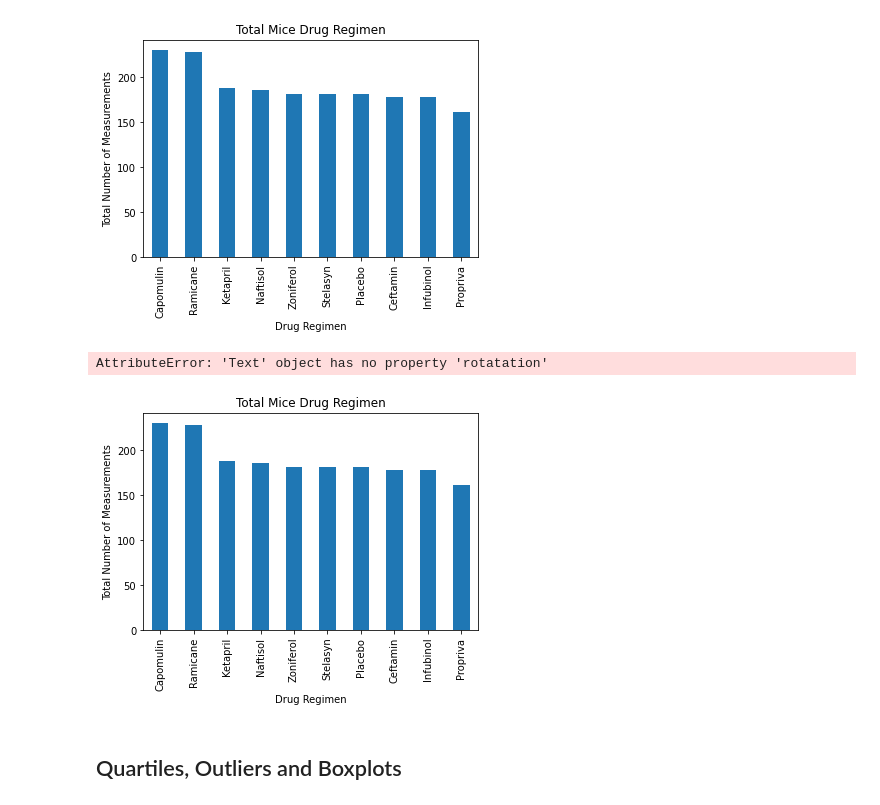
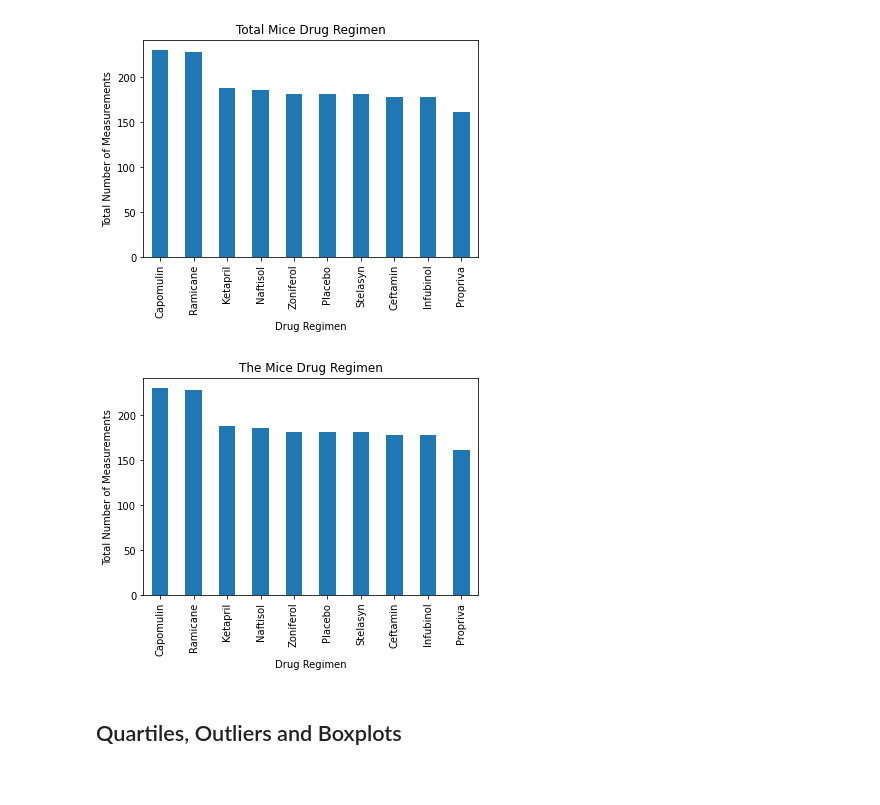
Before and after one commit to olivedisaster/matplotlibchallenge, a Jupyter notebook: Instructions/Pymaceuticals/pymaceuticals_starter.ipynb, the cells around one changed output. Cells and saved outputs as stored; diff of their text form; code cells hidden in the pictures.

```diff
--- a/Instructions/Pymaceuticals/pymaceuticals_starter.ipynb
+++ b/Instructions/Pymaceuticals/pymaceuticals_starter.ipynb
@@ -188,12 +188,12 @@ tumor_summary_table
 #Generate a bar plot using both Pandas's DataFrame.plot()
 #that shows the number of total mice for each treatment
 # regimen throughout the course of the study.
-group_df = study_results_complete_df["Drug Regimen"].value_counts()
+group_df = cleaned_df["Drug Regimen"].value_counts()
 group_df.plot(kind="bar")
 plt.title ("Total Mice Drug Regimen")
 plt.xlabel("Drug Regimen")
 plt.ylabel("Total Number of Measurements")
-plt.xticks(rotatation=45)
+plt.xticks(rotatation=90)
 plt.show()
 # %% [output]
 AttributeError: 'Text' object has no property 'rotatation'
@@ -201,16 +201,15 @@ AttributeError: 'Text' object has no property 'rotatation'
 # %%
 #Generate a bar plot using Matplotlib's pyplot that shows the number
 #of total mice for each treatment regimen throughout the course of the study.
-group_df = study_results_complete_df["Drug Regimen"].value_counts()
+mice_data = combined_df["Mouse ID"].value_counts()
+measurements_data = combined_df["Drug Regimen"].value_counts()
 group_df.plot(kind="bar")
-plt.title ("Total Mice Drug Regimen")
+plt.title("The Mice Drug Regimen")
+plt.ylabel("Total Number of Measurements")
 plt.xlabel("Drug Regimen")
-plt.ylabel("Total Number of Measurements")
-plt.xticks(rotatation=45)
 plt.show()
 # %% [output]
-AttributeError: 'Text' object has no property 'rotatation'
-[figure, old version]
+[figure, new version]
 # %%
 #and Matplotlib's pyplot that shows the number of total mice for each treatment regimen throughout the course of the study.
 # %%
```
Also changed, not shown: parts of 2 cells of this notebook.
